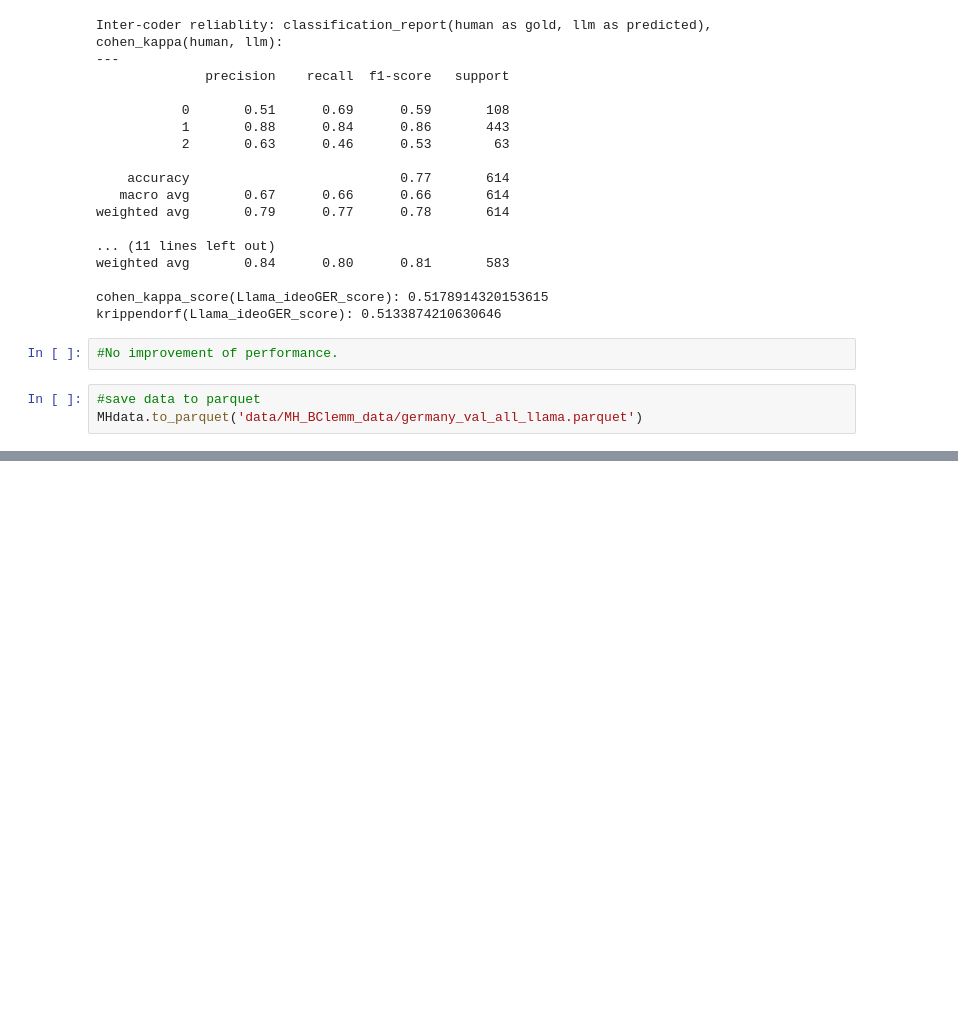
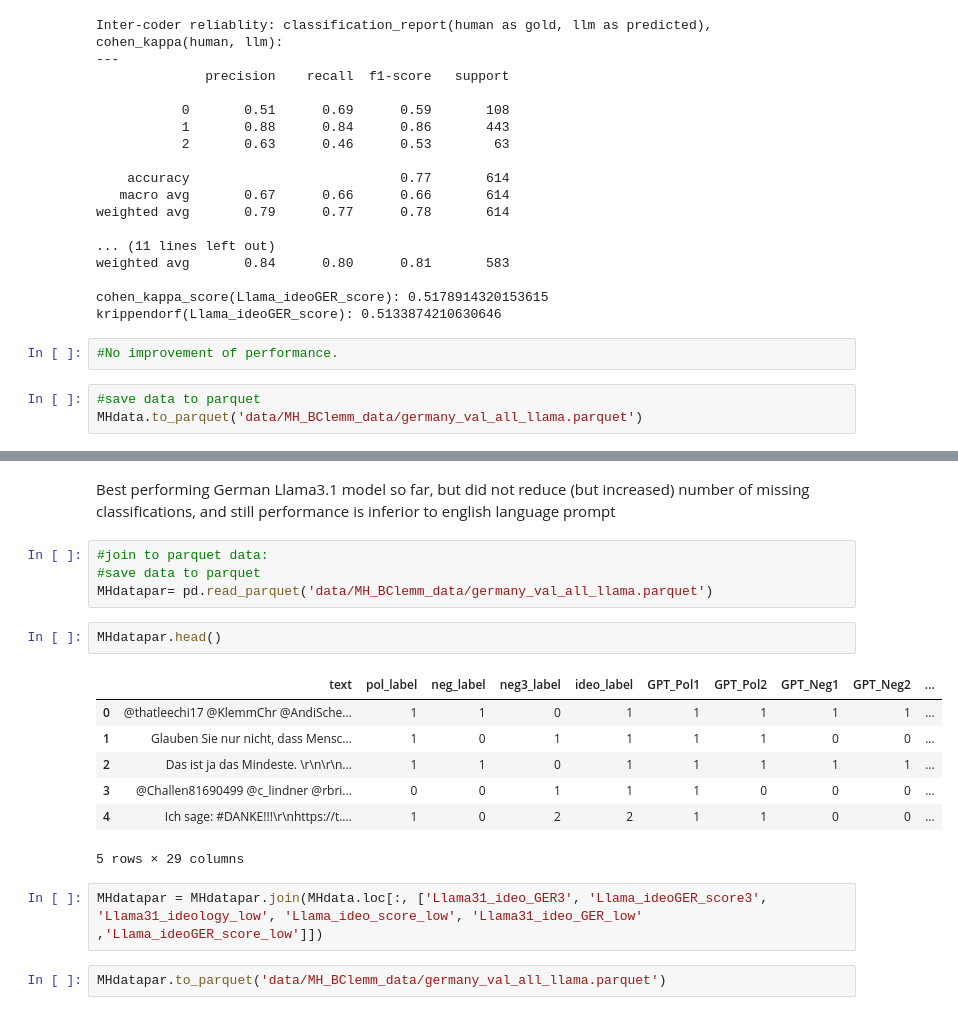
Before and after one commit to cl-trier/TWON-Exploration, a Jupyter notebook: 35--Ideology of MH-BClemm data.ipynb, the cells around one changed output, grey strips where cells are left out. Drawn from its saved outputs; the diff is of its cells as text; blank space fills up the shorter version.

```diff
--- a/35--Ideology of MH-BClemm data.ipynb
+++ b/35--Ideology of MH-BClemm data.ipynb
@@ -524,0 +602,20 @@ MHdata.to_parquet('data/MH_BClemm_data/germany_val_all_llama.parquet')
+# %% [markdown]
+Best performing German Llama3.1 model so far, but did not reduce (but increased) number of missing classifications, and still performance is inferior to english language prompt
+# %%
+#join to parquet data:
+#save data to parquet
+MHdatapar= pd.read_parquet('data/MH_BClemm_data/germany_val_all_llama.parquet')
+# %%
+MHdatapar.head()
+# %% [output]
+|  | text | pol_label | neg_label | neg3_label | ideo_label | GPT_Pol1 | GPT_Pol2 | GPT_Neg1 | GPT_Neg2 | ... |
+| 0 | @thatleechi17 @KlemmChr @AndiSche... | 1 | 1 | 0 | 1 | 1 | 1 | 1 | 1 | ... |
+| 1 | Glauben Sie nur nicht, dass Mensc... | 1 | 0 | 1 | 1 | 1 | 1 | 0 | 0 | ... |
+| 2 | Das ist ja das Mindeste. \r\n\r\n... | 1 | 1 | 0 | 1 | 1 | 1 | 1 | 1 | ... |
+| 3 | @Challen81690499 @c_lindner @rbri... | 0 | 0 | 1 | 1 | 1 | 0 | 0 | 0 | ... |
+| 4 | Ich sage: #DANKE!!!\r\nhttps://t.... | 1 | 0 | 2 | 2 | 1 | 1 | 0 | 0 | ... |
+5 rows × 29 columns
+# %%
+MHdatapar = MHdatapar.join(MHdata.loc[:, ['Llama31_ideo_GER3', 'Llama_ideoGER_score3', 'Llama31_ideology_low', 'Llama_ideo_score_low', 'Llama31_ideo_GER_low' ,'Llama_ideoGER_score_low']])
+# %%
+MHdatapar.to_parquet('data/MH_BClemm_data/germany_val_all_llama.parquet')
```
Also changed, not shown: parts of 6 cells of this notebook.
